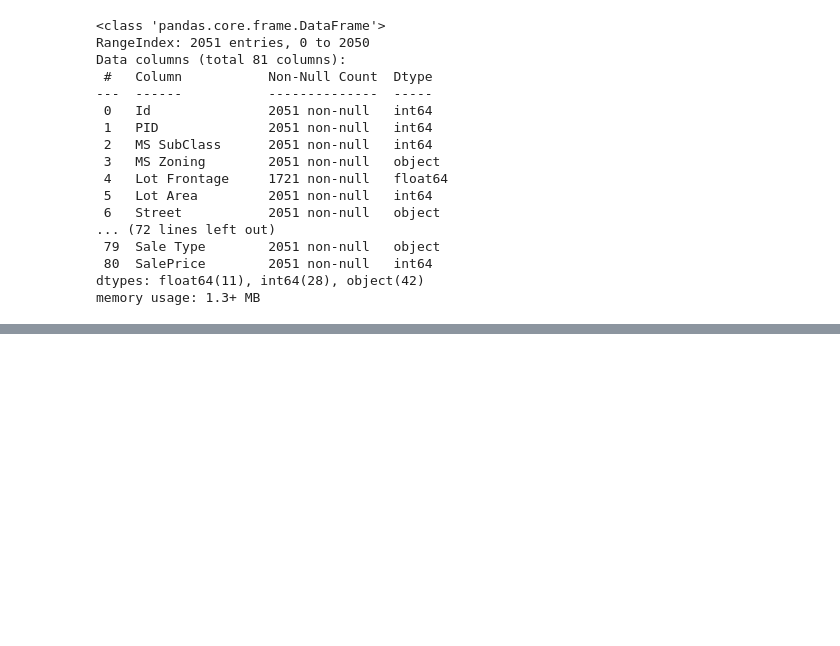
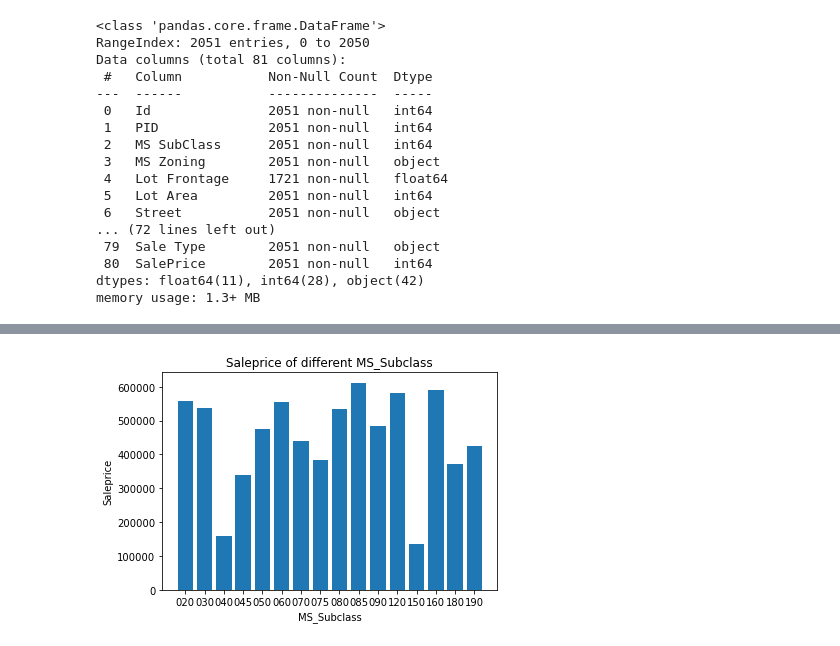
Before and after one commit to sabaiitj/Ames-Housing-Data, a Jupyter notebook: project_2_Saba.ipynb, the cells around one changed output, grey strips where cells are left out. Drawn from its saved outputs; the diff is of its cells as text; code cells hidden in the pictures; blank space fills up the shorter version.

```diff
--- a/project_2_Saba.ipynb
+++ b/project_2_Saba.ipynb
@@ -68,0 +65,2 @@ submission_df.to_csv('Datasets/dummy_submission.csv',index=False)
+# %%
+df.columns = [col.replace(' ', '_') for col in df.columns]
@@ -68,0 +130,8 @@ submission_df.to_csv('Datasets/dummy_submission.csv',index=False)
+# %%
+#bargraphs using matplotlib
+plt.bar(sorted(df['ms_subclass']), df['saleprice'])
+plt.xlabel('MS_Subclass')
+plt.ylabel('Saleprice')
+plt.title('Saleprice of different MS_Subclass' );
+# %% [output]
+[figure, added]
```
Also changed, not shown: parts of 138 cells of this notebook.
